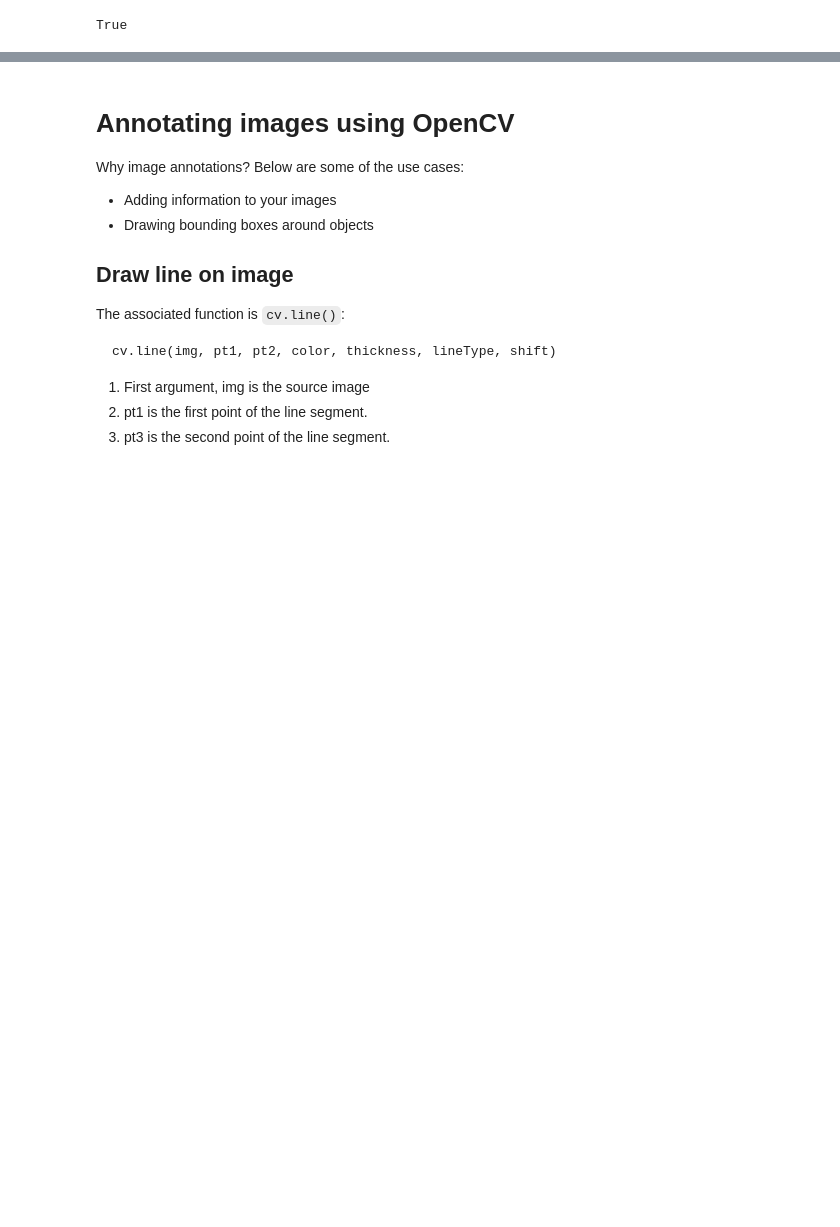
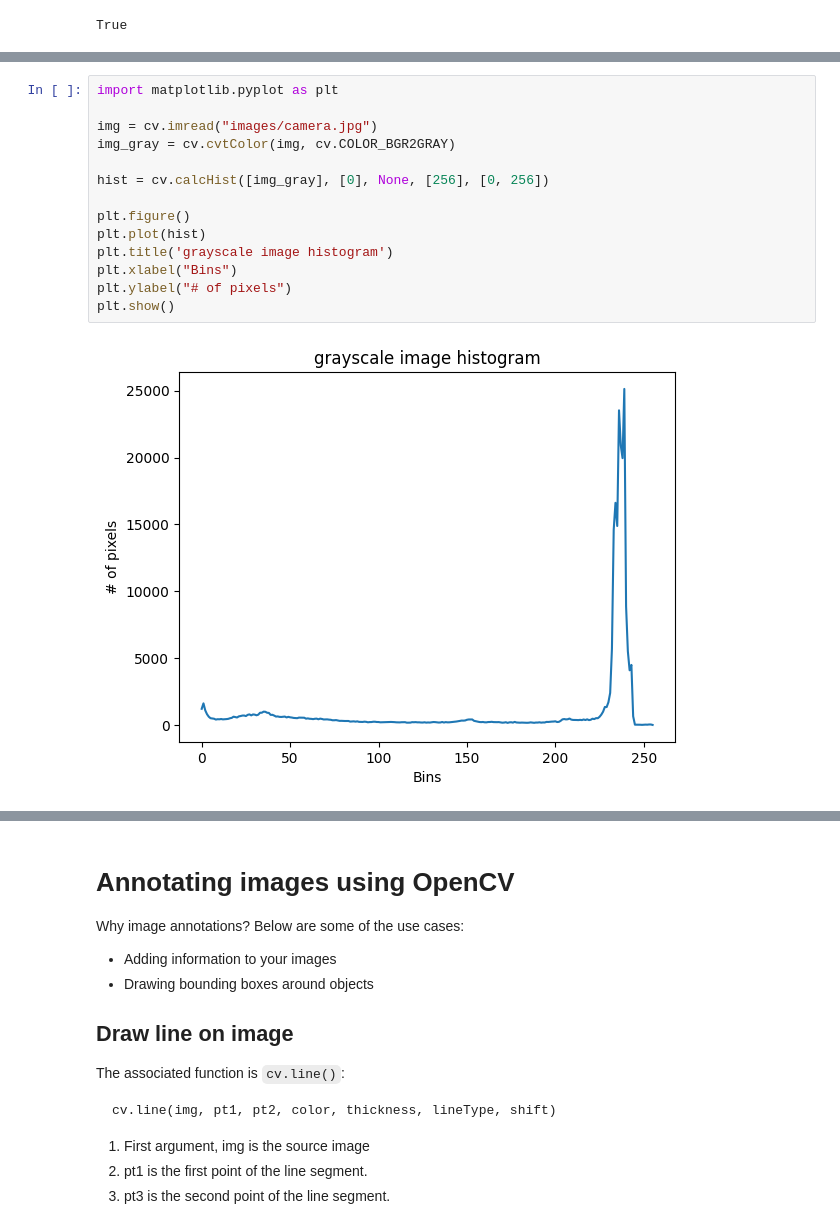
Before and after one commit to Jacky-lim-data-analyst/mini_project_cv, a Jupyter notebook: w5_tutorial.ipynb, the cells around one changed output, grey strips where cells are left out. Cells and saved outputs as stored; diff of their text form; blank space fills up the shorter version.

```diff
--- a/w5_tutorial.ipynb
+++ b/w5_tutorial.ipynb
@@ -23,0 +83,16 @@ True
+# %%
+import matplotlib.pyplot as plt
+
+img = cv.imread("images/camera.jpg")
+img_gray = cv.cvtColor(img, cv.COLOR_BGR2GRAY)
+
+hist = cv.calcHist([img_gray], [0], None, [256], [0, 256])
+
+plt.figure()
+plt.plot(hist)
+plt.title('grayscale image histogram')
+plt.xlabel("Bins")
+plt.ylabel("# of pixels")
+plt.show()
+# %% [output]
+[figure, added]
```
Also changed, not shown: parts of 20 cells of this notebook.
